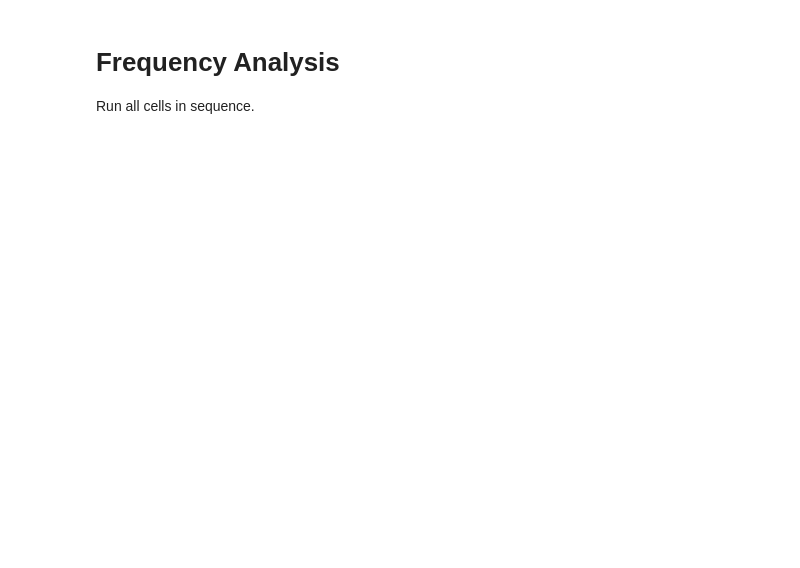
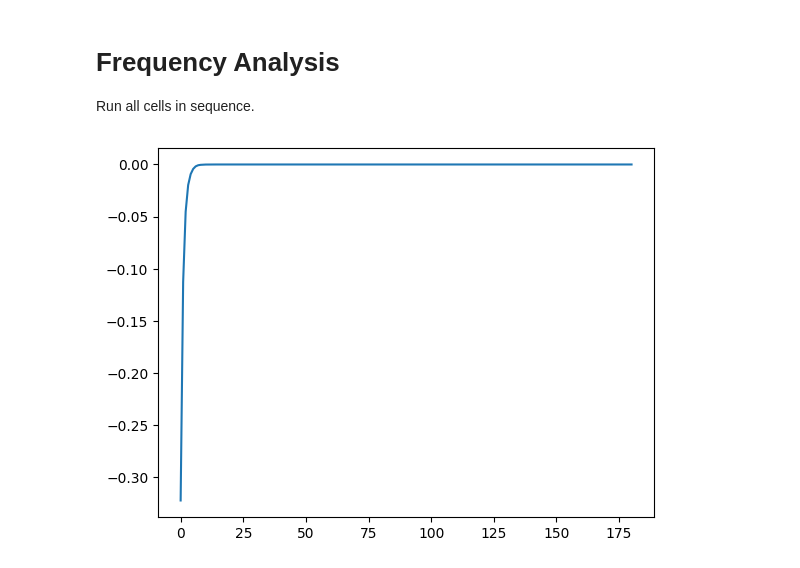
Before and after one commit to amcerbu/Delay-Embedding-and-Subspace-Learning, a Jupyter notebook: Frequency.ipynb, the cells around one changed output. Saved outputs shown, nothing was run; the diff lists cells and outputs as text; code cells hidden in the pictures; blank space fills up the shorter version.

```diff
--- a/Frequency.ipynb
+++ b/Frequency.ipynb
@@ -10,13 +66,15 @@ from tqdm import tqdm
 # %%
 # fs = [60, -60, 440, -440, 330, -330, 189, -189] #, 2060, -2060, 788, -788, 921, -921, 1033, -1033, 89, -89]
-k = 30
+k = 45
 SR = 48000
-bandlimit = 16
+bandlimit = 4
 fs = np.random.rand(k) * SR / bandlimit # generate random frequencies up to SR / bandlimit
 # N = k ** 2 #
 N = bandlimit * k
-phasor = 2 * np.pi * np.arange(0, N / SR, 1 / SR)
+M = 2 * N
+
+phasor = 2 * np.pi * np.arange(0, M / SR, 1 / SR)
 phases = np.array([phasor * f for f in fs])
-vectors = np.exp(1j * phases)
-
-A = vectors.copy().T
+source = np.exp(1j * phases)
+# vectors = np.exp(1j * phases)
+vectors = source[:,:N]
@@ -28 +83,16 @@ for i in tqdm(range(50000)):
+# %%
+if synthetic:
+    A = vectors.T.copy()
+    for i in tqdm(range(10000)):
+        A += 0.1 / N * A @ (np.eye(k) - np.conj(A.T) @ A)
+else:
+    coeffs = np.ones(k)
+    signal = source.T @ coeffs
+
+    trajectory, bases, distances = analyze(signal, list(range(N)), k, dtype = complex, track = True, randomize = False, seed = True, oversample = 10)
+    A = np.conj(bases[-1])
+    plt.plot(distances)
+    distances[-1]
+# %% [output]
+[figure, added]
 # %%
```
Also changed, not shown: parts of 5 cells of this notebook, 2 other files.
